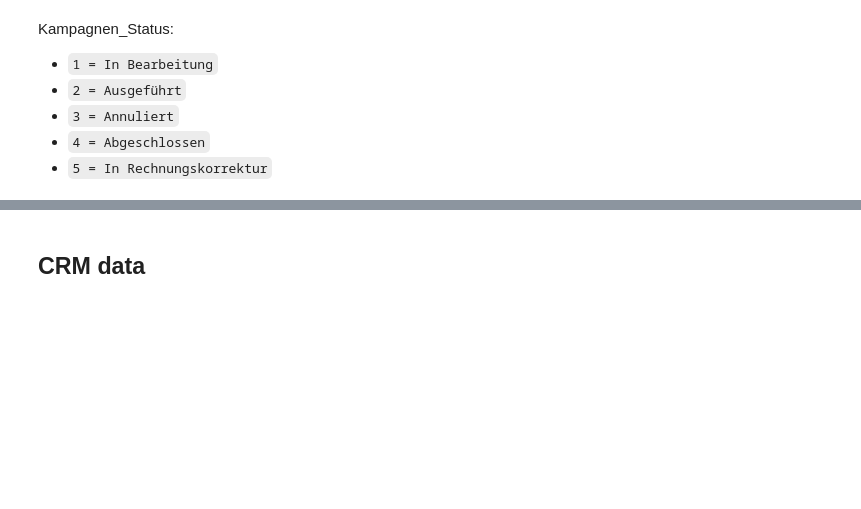
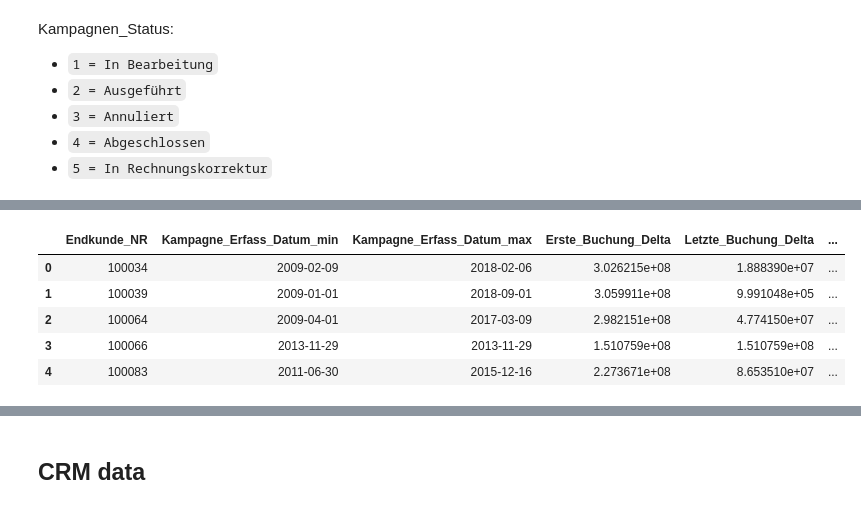
Before and after one commit to apgsga-stc/PredictiveAnalyticsPython, a Jupyter notebook: vkprog_analyse/sales_pred_rebuild.ipynb, the cells around one changed output, grey strips where cells are left out. Cells and saved outputs as stored; diff of their text form; code cells hidden in the pictures; blank space fills up the shorter version.

```diff
--- a/vkprog_analyse/sales_pred_rebuild.ipynb
+++ b/vkprog_analyse/sales_pred_rebuild.ipynb
@@ -250,0 +358,10 @@ current_year = datetime.datetime.now().year
+# %%
+temp_df = pd.merge(min_max_erfass_dt,training_bd.loc[:,["Endkunde_NR","Target_Res_flg"]],on="Endkunde_NR", how="inner")
+temp_df.head()
+# %% [output]
+|  | Endkunde_NR | Kampagne_Erfass_Datum_min | Kampagne_Erfass_Datum_max | Erste_Buchung_Delta | Letzte_Buchung_Delta | ... |
+| 0 | 100034 | 2009-02-09 | 2018-02-06 | 3.026215e+08 | 1.888390e+07 | ... |
+| 1 | 100039 | 2009-01-01 | 2018-09-01 | 3.059911e+08 | 9.991048e+05 | ... |
+| 2 | 100064 | 2009-04-01 | 2017-03-09 | 2.982151e+08 | 4.774150e+07 | ... |
+| 3 | 100066 | 2013-11-29 | 2013-11-29 | 1.510759e+08 | 1.510759e+08 | ... |
+| 4 | 100083 | 2011-06-30 | 2015-12-16 | 2.273671e+08 | 8.653510e+07 | ... |
```
Also changed, not shown: parts of 93 cells of this notebook.
